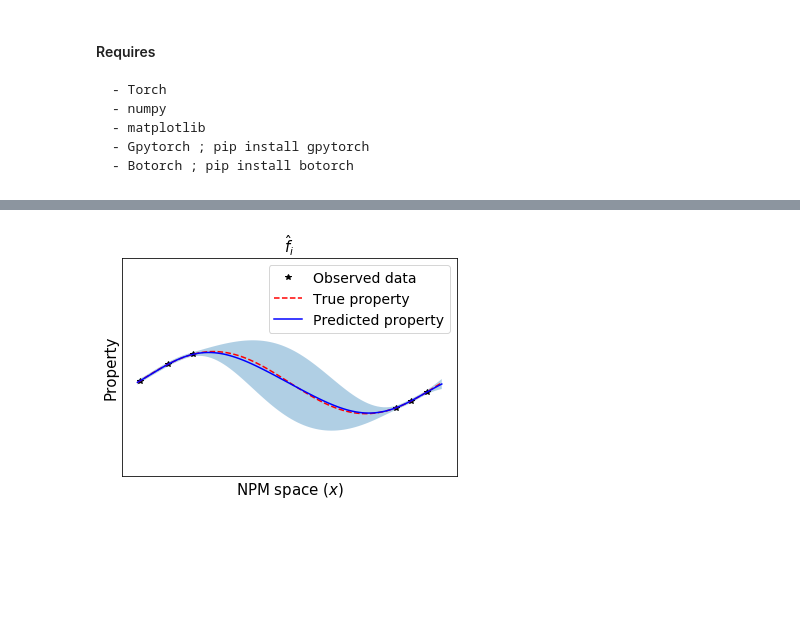
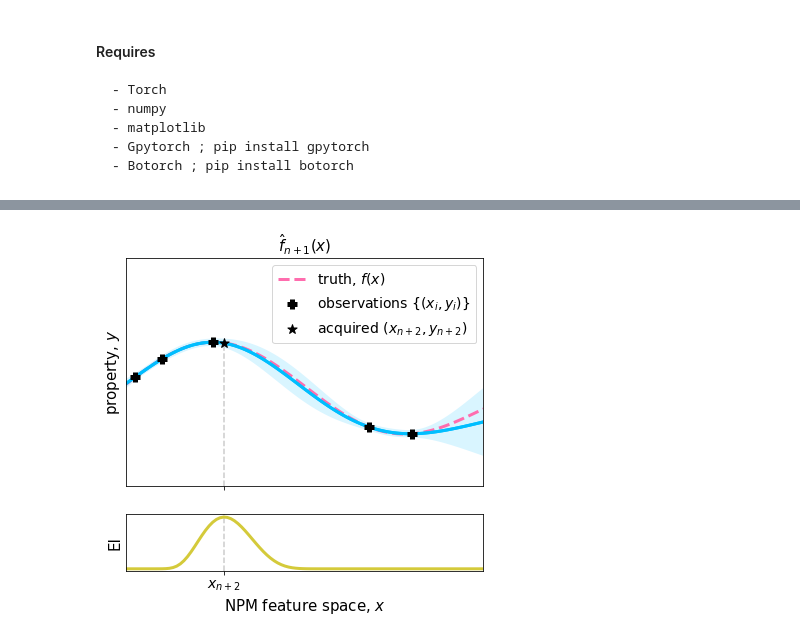
Before and after one commit to aryandeshwal/BO_of_COFs, a Jupyter notebook: synthetic_example.ipynb, the cells around one changed output, grey strips where cells are left out. Cells and saved outputs as stored; diff of their text form; code cells hidden in the pictures; blank space fills up the shorter version.

```diff
--- a/synthetic_example.ipynb
+++ b/synthetic_example.ipynb
@@ -27,9 +52,10 @@ ground_y = torch.sin(ground_x * (2 * math.pi))# + torch.randn(actual_x.size()) *
 
 torch.manual_seed(1) # seed for reproducibility
 # Training data 5 points selected
-train_x = torch.tensor([0.01, 0.10, 0.85, 0.90, 0.95])
+train_x = torch.tensor([0.025, 0.10, 0.68, 0.8])
 # True function is sin(2*pi*x) with Gaussian noise
-train_y = torch.sin(train_x * (2 * math.pi)) #+ torch.randn(train_x.size()) * math.sqrt(0.02)
+train_y = f(train_x)# np.sin(train_x * (2 * math.pi)) * np.exp(-0.1 * train_x) - (train_x - 0.) ** 2 #+ torch.randn(train_x.size()) * math.sqrt(0.02)
+train_y = np.sin(train_x * (2 * math.pi)) * np.exp(-0.1 * train_x) - (train_x - 0.2) ** 2
 # %%
 # simple GP model, exact inference
 class ExactGPModel(gpytorch.models.ExactGP):
@@ -109,6 +137,8 @@ normal = Normal(torch.zeros_like(u), torch.ones_like(u))
 ucdf = normal.cdf(u)
 updf = torch.exp(normal.log_prob(u))
 ei = sigma * (updf + u * ucdf)
+# %%
+the_ylims = [-2.5, 3]
 # %%
 # Plotting figure 4 (a)
 with torch.no_grad():
@@ -139,7 +196,7 @@ with torch.no_grad():
 # %%
 ## update training set with new point (one with highest EI value)
 new_train_x = torch.cat([train_x, test_x[torch.argmax(ei)].unsqueeze(0)])
-new_train_y = torch.sin(new_train_x * (2 * math.pi)) #+ torch.randn(new_train_x.size()) * math.sqrt(0.04)
+new_train_y = f(new_train_x)# torch.sin(new_train_x * (2 * math.pi)) #+ torch.randn(new_train_x.size()) * math.sqrt(0.04)
 # %%
 ## Fit the model
 likelihood = gpytorch.likelihoods.GaussianLikelihood()
@@ -170,30 +227,55 @@ for i in range(training_iter):
 #         model.likelihood.noise.item()
 #     ))
     optimizer.step()
+# %%
+#### computing expected improvement objective for test points
+mean = posterior.mean
+sigma = posterior.variance.clamp_min(1e-9).sqrt()#.view(view_shape)
+u = (mean - torch.max(new_train_y).expand_as(mean)) / sigma
+normal = Normal(torch.zeros_like(u), torch.ones_like(u))
+ucdf = normal.cdf(u)
+updf = torch.exp(normal.log_prob(u))
+ei = sigma * (updf + u * ucdf)
 # %%
 ## Plotting figure 4(b)
 model.eval()
 likelihood.eval()
 observed_pred = likelihood(model(test_x))
 
 with torch.no_grad():
     # Initialize plot
     # Get upper and lower confidence bounds
     lower, upper = observed_pred.confidence_region()
+    fig, axs = plt.subplots(2, 1, gridspec_kw={'height_ratios': [4, 1]}, figsize=[6.4, 1.2*4.8], sharex=True)
     # Plot training data as black stars
-    plt.plot(new_train_x.numpy(), new_train_y.numpy(), 'k*', label='Observed data')
-    plt.plot(ground_x.numpy(), ground_y.numpy(),'r--', label='True property')
+    # Plot training data as black stars
+    axs[0].scatter(new_train_x.numpy(), new_train_y.numpy(), marker="+", color="k", label='observations $\{(x_i, y_i)\}$', s=95, zorder=2000, lw=5)
+    axs[0].plot(ground_x.numpy(), ground_y.numpy(), linestyle="--", color=cool_colors[2], label='truth, $f(x)$', lw=3)
     # Plot predictive means as blue line
-    plt.plot(test_x.numpy(), observed_pred.mean.numpy(), 'b', label='Predicted property')
+    axs[0].plot(test_x.numpy(), observed_pred.mean.numpy(), color=cool_colors[0], lw=3)
+#     axs[0].scatter(new_train_x.numpy(), new_train_y.numpy(), marker="+", color="k", label='observation $(x_i, y_i)$', s=95, zorder=2000, lw=5)
+#     axs[0].plot(ground_x.numpy(), ground_y.numpy(),'r--', label='True property')
+    # Plot predictive means as blue line
+    axs[0].plot(test_x.numpy(), observed_pred.mean.numpy(), color=cool_colors[0], lw=3)
     # Shade between the lower and upper confidence bounds
-    plt.fill_between(test_x.numpy(), lower.numpy(), upper.numpy(), alpha=0.35)
-    plt.ylim([-3, 4])
-    plt.xlabel('NPM space ($x$)', fontsize=15)
-    plt.ylabel('Property', fontsize=15)
-    plt.yticks([])
-    plt.xticks([])
-    plt.legend(fontsize=14)
-    plt.title('$\hat{f}_{i}$', fontsize=15)
-    #plt.savefig("gp_ei_2.pdf")
+    axs[0].fill_between(test_x.numpy(), lower.numpy(), upper.numpy(), alpha=0.15, color=cool_colors[0], edgecolor="none")
+    axs[0].set_ylim(the_ylims)
+    axs[1].set_xlabel('NPM feature space, $x$', fontsize=15)
+    axs[0].set_ylabel('property, $y$', fontsize=15)
+    axs[1].set_ylabel('EI', fontsize=15)
+    for ax in axs:
+        ax.set_yticks([])
+        ax.set_xticks([])
+        ax.set_xlim([0, 1])
+    axs[0].scatter(test_x[torch.argmax(ei)].numpy(), observed_pred.mean[torch.argmax(ei)].numpy(), color="k", label='acquired $(x_{n+2}, y_{n+2})$', s=95, marker="*", zorder=1000)
+    axs[1].axvline(x=test_x[torch.argmax(ei)].numpy(), linestyle="--", color="0.8")
+    axs[0].plot([test_x[torch.argmax(ei)].numpy() for i in range(2)], [axs[0].get_ylim()[0], observed_pred.mean[torch.argmax(ei)].numpy()], linestyle="--", color="0.8")
+    axs[0].set_title('$\hat{f}_{n+1}(x)$', fontsize=15)
+    axs[0].set_xticks([test_x[torch.argmax(ei)].numpy()])
+    axs[1].set_xticklabels(["$x_{n+2}$"])
+    axs[1].tick_params(axis='x', which='major', labelsize=14)
+    axs[1].plot(test_x.numpy(), 2*(ei.numpy())-3, 'g', label='Expected Improvement (EI)', lw=3, color=cool_colors[1])
+    axs[0].legend(fontsize=14)#['Expected Improvement'])
+    plt.savefig("gp_ei_np1.pdf")
 # %% [output]
-[figure, old version]
+[figure, new version]
```
Also changed, not shown: parts of 8 cells of this notebook.
